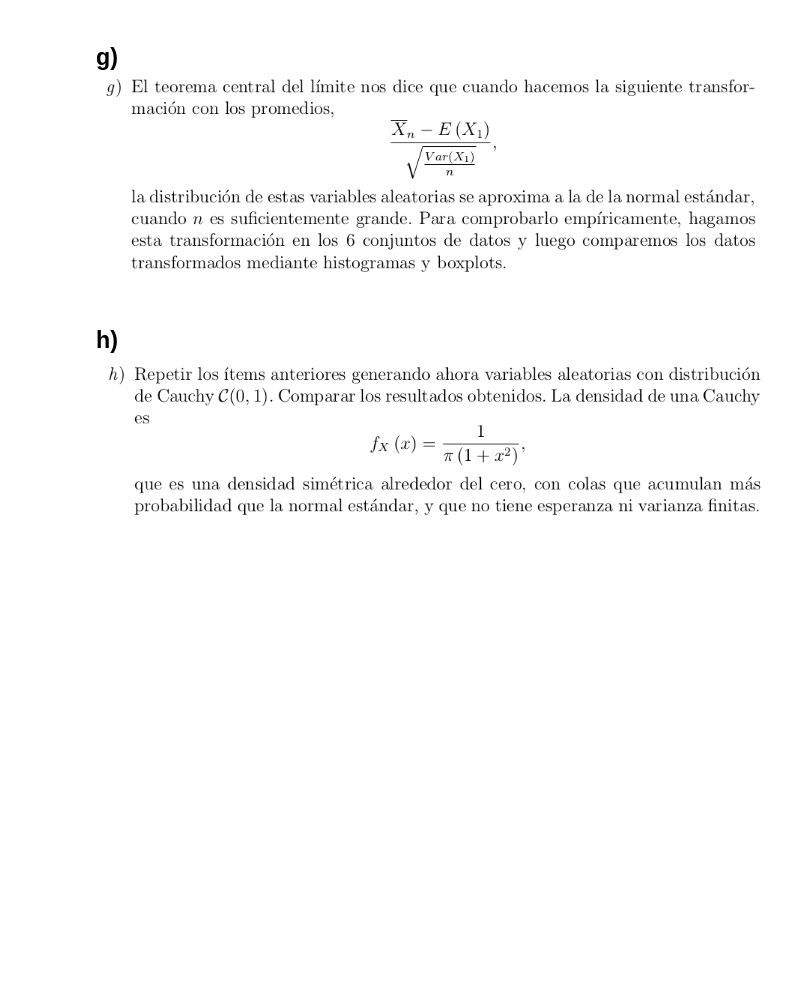
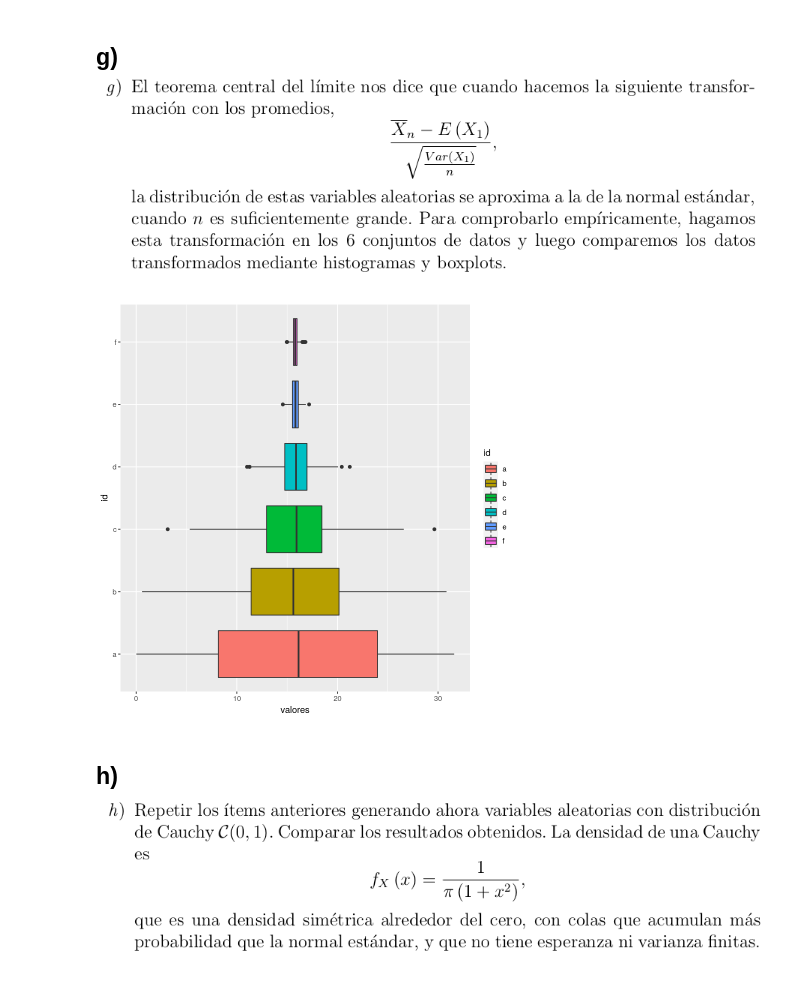
Before and after one commit to fzanollo/proba, a Jupyter notebook: tp/TP.ipynb, the cells around one changed output. Cells and saved outputs as stored; diff of their text form; code cells hidden in the pictures; blank space fills up the shorter version.

```diff
--- a/tp/TP.ipynb
+++ b/tp/TP.ipynb
@@ -130,5 +130,17 @@ for (ej in unique(dat$id)) {
 [figure]
 # %% [markdown]
 ## g) <img src="attachment:image.png" width="800">
+# %%
+normalizar = function(obs){
+    (obs - 0) / sqrt(1/1000) # las esperanzas y varianzas son las mismas para todos no?
+}
+
+dat_normalizados = dat
+dat_normalizados[1] = lapply(dat_normalizados[1], normalizar)
+
+ggplot(dat_normalizados, aes(x=id, y=valores, fill=id)) +
+  geom_boxplot() + coord_flip()
+# %% [output]
+[figure, added]
 # %% [markdown]
 ## h) <img src="attachment:image.png" width="800">
```
Also changed, not shown: parts of 1 cell of this notebook.
